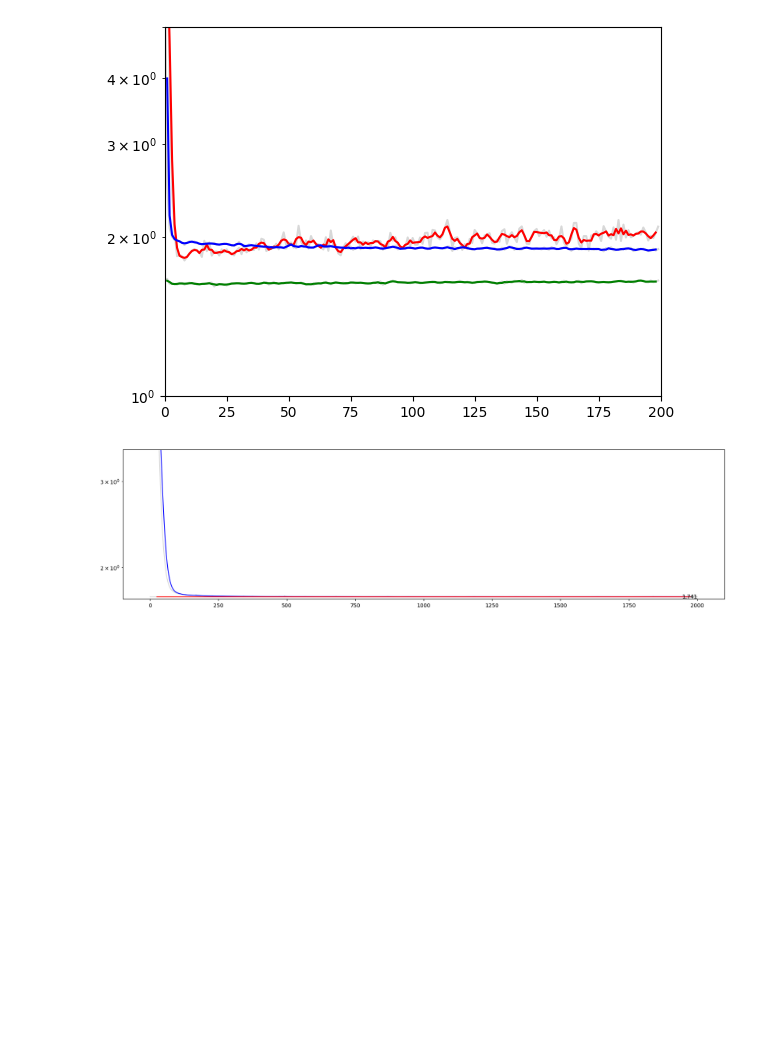
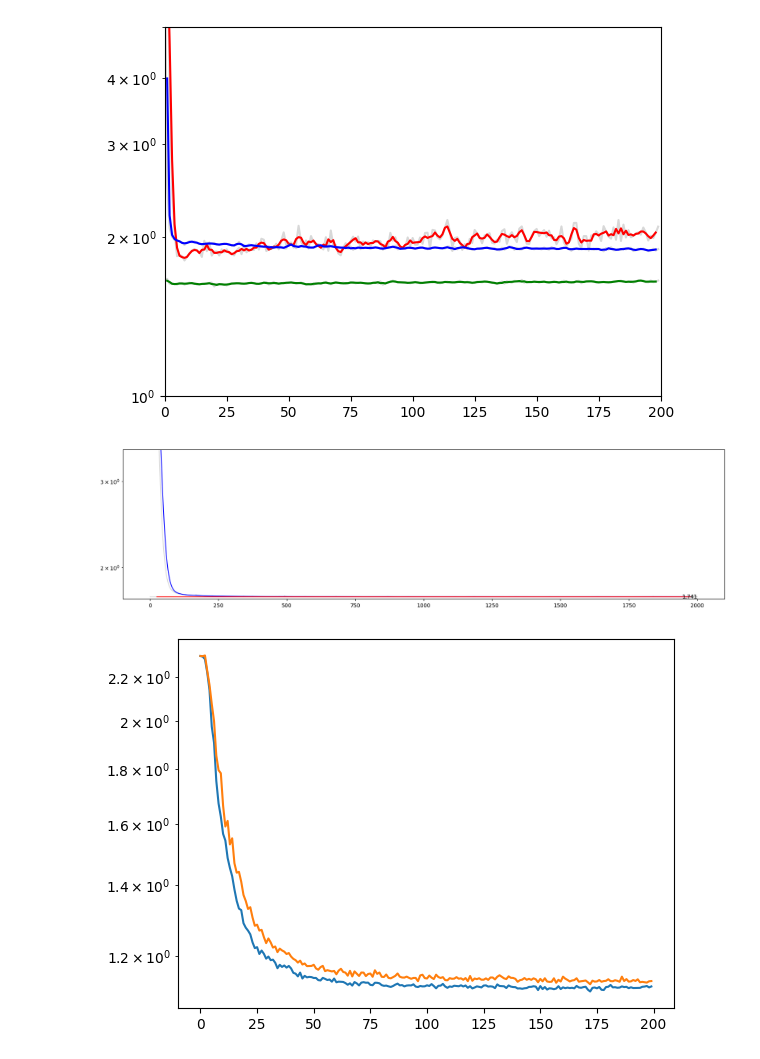
Before and after one commit to akarshkumar0101/synthetic-mdps, a Jupyter notebook: src/viz_final.ipynb, the cells around one changed output. Cells and saved outputs as stored; diff of their text form; code cells hidden in the pictures; blank space fills up the shorter version.

```diff
--- a/src/viz_final.ipynb
+++ b/src/viz_final.ipynb
@@ -317,0 +353,11 @@ plt.show()
+# %%
+a = load_pkl("../data/exp_icl/temp/train1/", "metrics_train_testset.pkl")
+ce = a['ce']
+plt.plot(ce.mean(axis=-1))
+a = load_pkl("../data/exp_icl/temp/train2/", "metrics_train_testset.pkl")
+ce = a['ce']
+plt.plot(ce.mean(axis=-1))
+plt.yscale('log')
+# plt.xlim(0, 1000)
+# %% [output]
+[figure, added]
```
Also changed, not shown: parts of 10 cells of this notebook, 19 other files.
